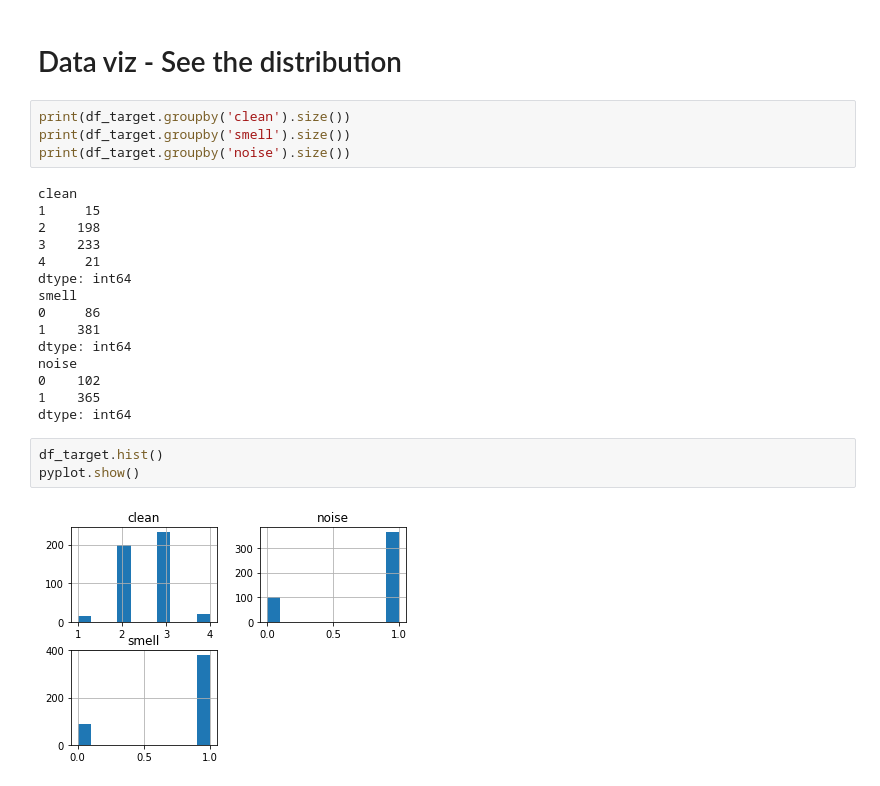
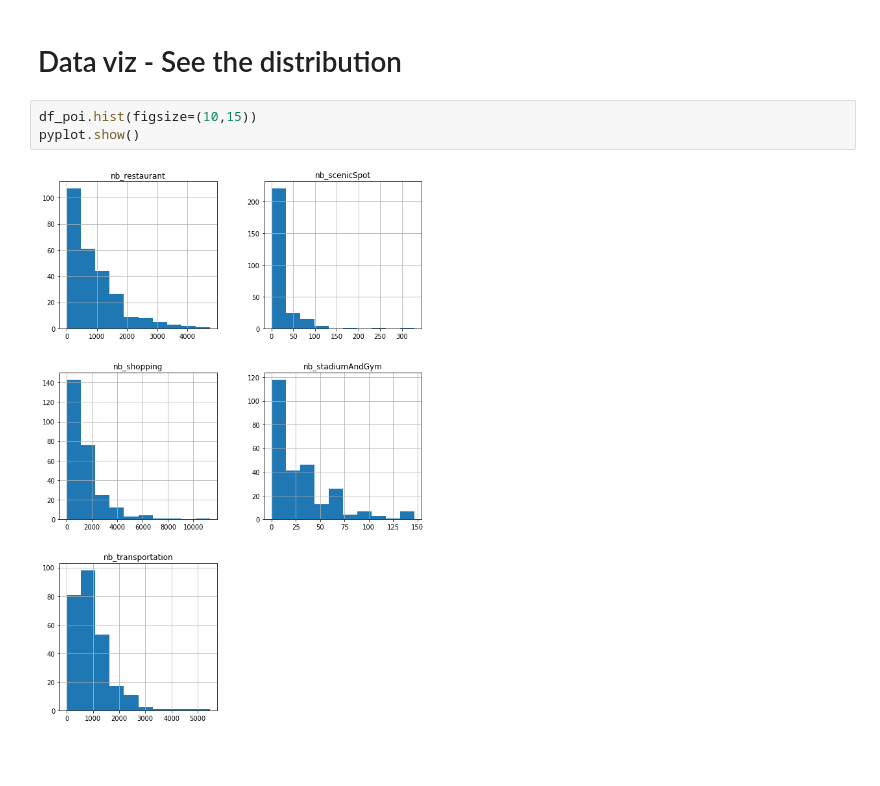
Before and after one commit to aureliecheng/US01, a Jupyter notebook: Project_Wellbeing/prediction.ipynb, the cells around one changed output. Cells and saved outputs as stored; diff of their text form; blank space fills up the shorter version.

```diff
--- a/Project_Wellbeing/prediction.ipynb
+++ b/Project_Wellbeing/prediction.ipynb
@@ -119,26 +162,7 @@ df_predict = df_
 # %% [markdown]
 # Data viz - See the distribution
-# %%
-print(df_target.groupby('clean').size())
-print(df_target.groupby('smell').size())
-print(df_target.groupby('noise').size())
-# %% [output]
-clean
-1     15
-2    198
-3    233
-4     21
-dtype: int64
-smell
-0     86
-1    381
-dtype: int64
-noise
-0    102
-1    365
-dtype: int64
 # %%
-df_target.hist()
+df_poi.hist(figsize=(10,15))
 pyplot.show()
 # %% [output]
-[figure, old version]
+[figure, new version]
```
Also changed, not shown: parts of 12 cells of this notebook.
